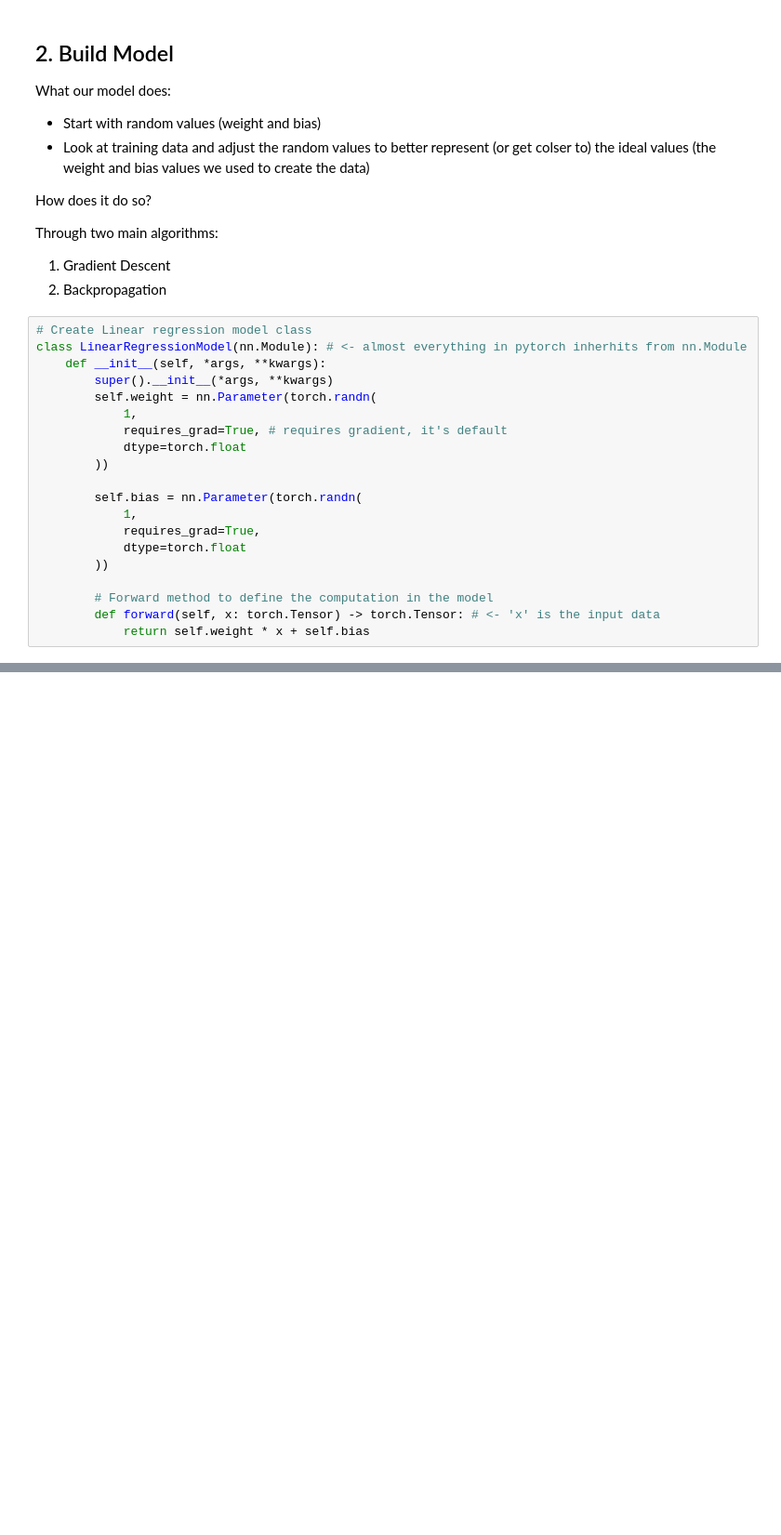
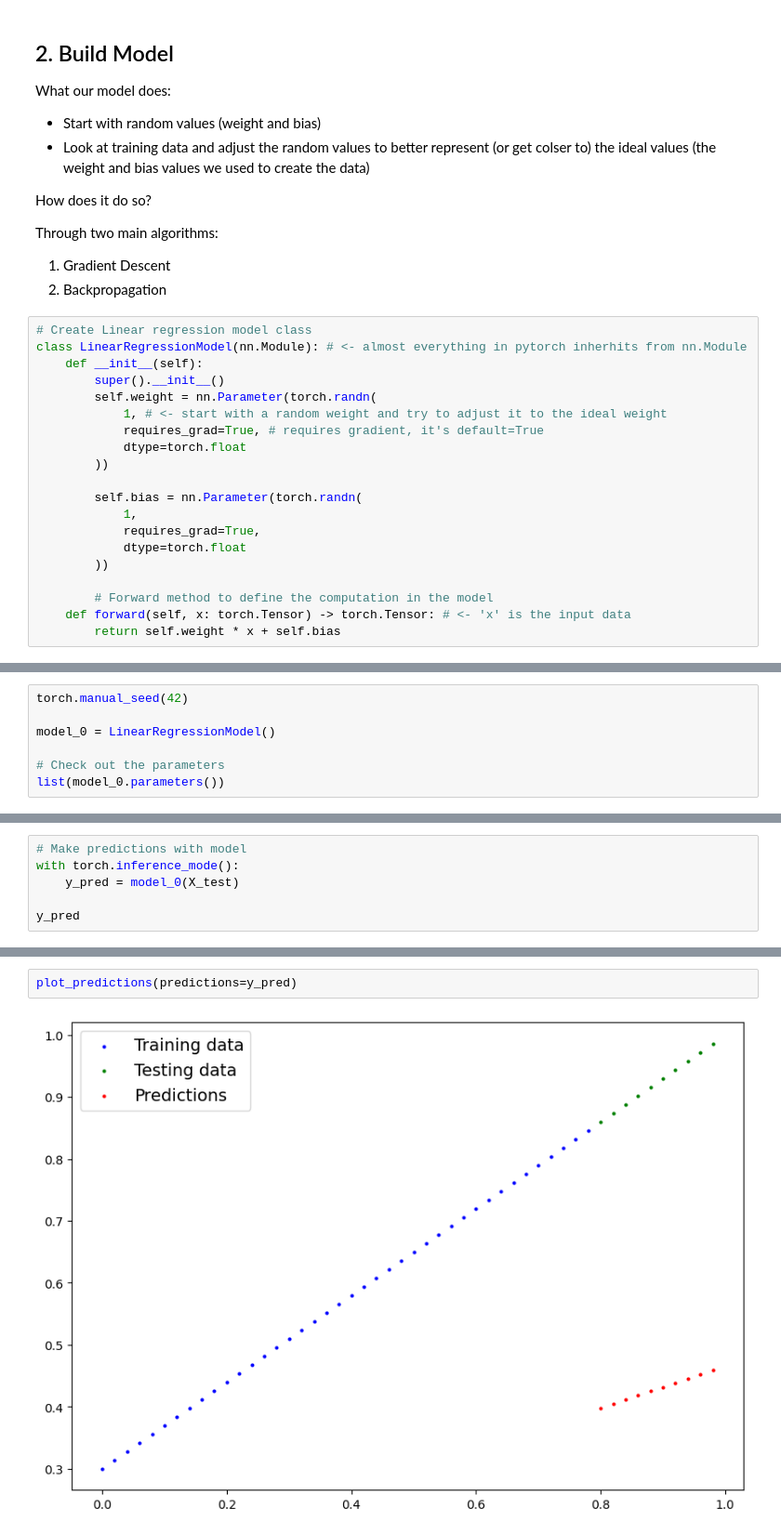
Before and after one commit to Orlandovpjunior/pytorch_study, a Jupyter notebook: pytorch_workflow/01_pytorch_workflow.ipynb, the cells around one changed output, grey strips where cells are left out. Shown at 93% size. Cells and saved outputs as stored; diff of their text form; blank space fills up the shorter version.

```diff
--- a/pytorch_workflow/01_pytorch_workflow.ipynb
+++ b/pytorch_workflow/01_pytorch_workflow.ipynb
@@ -122,11 +122,11 @@ Through two main algorithms:
 # %%
 # Create Linear regression model class
 class LinearRegressionModel(nn.Module): # <- almost everything in pytorch inherhits from nn.Module
-    def __init__(self, *args, **kwargs):
-        super().__init__(*args, **kwargs)
+    def __init__(self):
+        super().__init__()
         self.weight = nn.Parameter(torch.randn(
-            1,
-            requires_grad=True, # requires gradient, it's default
+            1, # <- start with a random weight and try to adjust it to the ideal weight
+            requires_grad=True, # requires gradient, it's default=True
             dtype=torch.float
         ))
 
@@ -137,5 +137,5 @@ class LinearRegressionModel(nn.Module): # <- almost everything in pytorch inherh
         ))
 
         # Forward method to define the computation in the model
-        def forward(self, x: torch.Tensor) -> torch.Tensor: # <- 'x' is the input data
-            return self.weight * x + self.bias
+    def forward(self, x: torch.Tensor) -> torch.Tensor: # <- 'x' is the input data
+        return self.weight * x + self.bias
@@ -141,0 +156,7 @@ class LinearRegressionModel(nn.Module): # <- almost everything in pytorch inherh
+# %%
+torch.manual_seed(42)
+
+model_0 = LinearRegressionModel()
+
+# Check out the parameters
+list(model_0.parameters())
@@ -141,0 +192,6 @@ class LinearRegressionModel(nn.Module): # <- almost everything in pytorch inherh
+# %%
+# Make predictions with model
+with torch.inference_mode():
+    y_pred = model_0(X_test)
+
+y_pred
@@ -141,0 +209,4 @@ class LinearRegressionModel(nn.Module): # <- almost everything in pytorch inherh
+# %%
+plot_predictions(predictions=y_pred)
+# %% [output]
+[figure, added]
```
Also changed, not shown: parts of 31 cells of this notebook, 3 other files.
